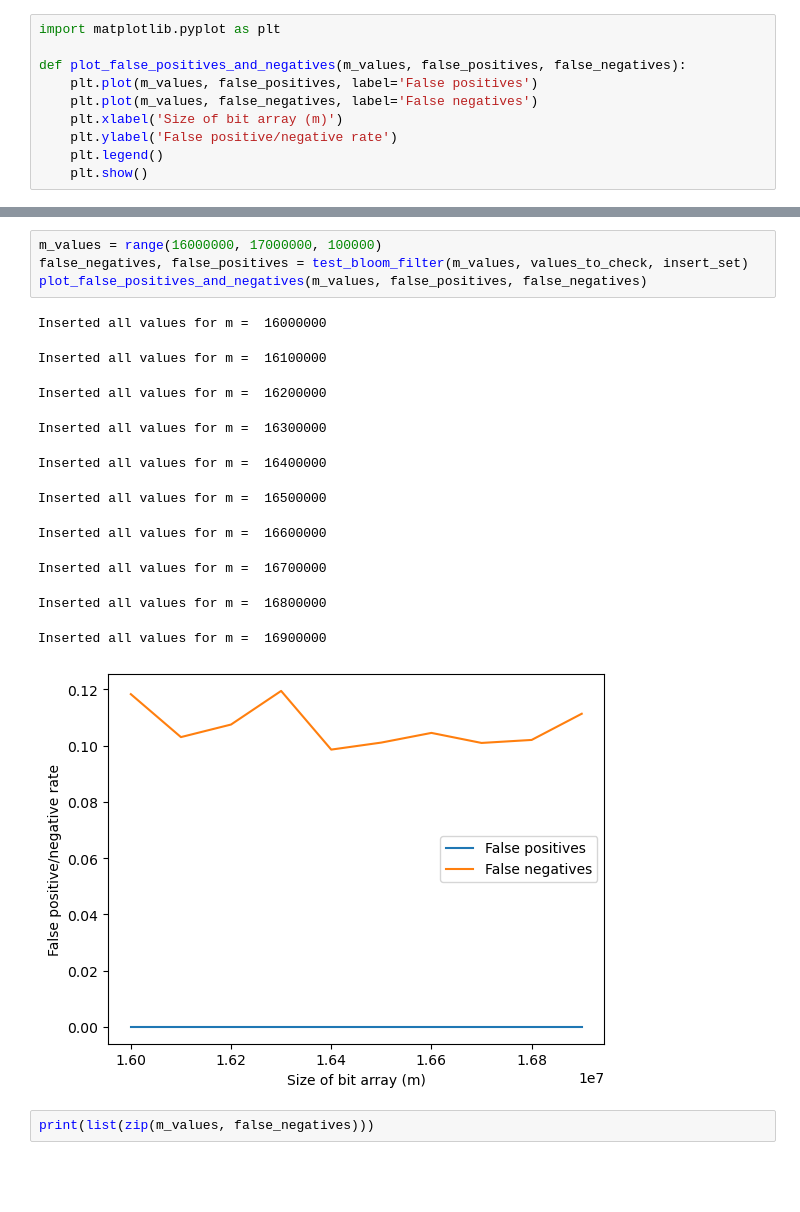
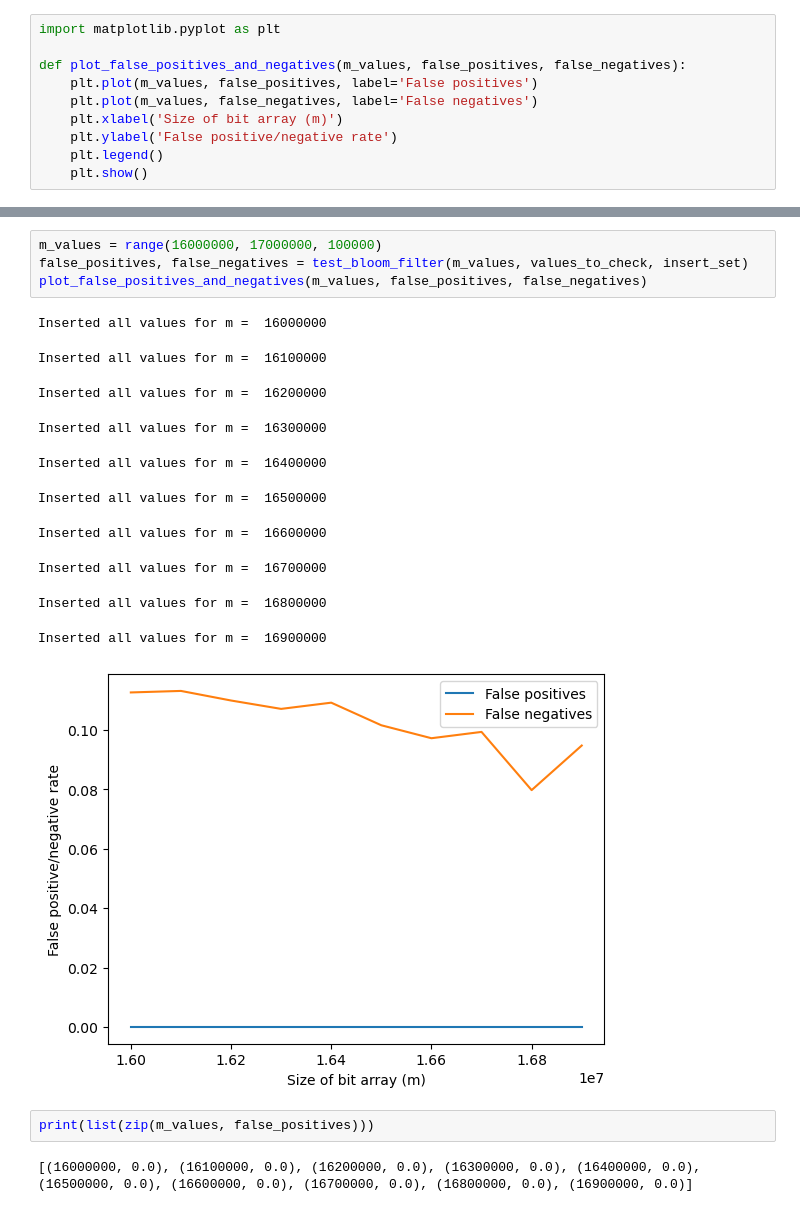
Before and after one commit to deliaqu/CS6386, a Jupyter notebook: HW1/bloom filter.ipynb, the cells around one changed output, grey strips where cells are left out. Saved outputs shown, nothing was run; the diff lists cells and outputs as text; blank space fills up the shorter version.

```diff
--- a/HW1/bloom filter.ipynb
+++ b/HW1/bloom filter.ipynb
@@ -177,18 +177,20 @@ print(list(zip(m_values, false_negatives)))
 # %%
 m_values = range(16000000, 17000000, 100000)
-false_negatives, false_positives = test_bloom_filter(m_values, values_to_check, insert_set)
+false_positives, false_negatives = test_bloom_filter(m_values, values_to_check, insert_set)
 plot_false_positives_and_negatives(m_values, false_positives, false_negatives)
 # %% [output]
 Inserted all values for m =  16000000
 Inserted all values for m =  16100000
 Inserted all values for m =  16200000
 Inserted all values for m =  16300000
 Inserted all values for m =  16400000
 Inserted all values for m =  16500000
 Inserted all values for m =  16600000
 Inserted all values for m =  16700000
 Inserted all values for m =  16800000
 Inserted all values for m =  16900000
-[figure, old version]
+[figure, new version]
 # %%
-print(list(zip(m_values, false_negatives)))
+print(list(zip(m_values, false_positives)))
+# %% [output]
+[(16000000, 0.0), (16100000, 0.0), (16200000, 0.0), (16300000, 0.0), (16400000, 0.0), (16500000, 0.0), (16600000, 0.0), (16700000, 0.0), (16800000, 0.0), (16900000, 0.0)]
```
Also changed, not shown: parts of 3 cells of this notebook, 2 other files.
